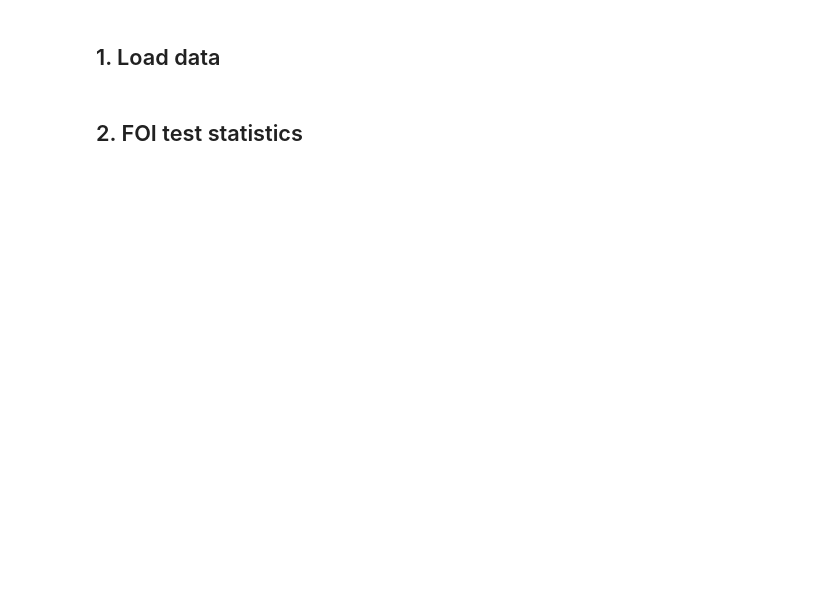
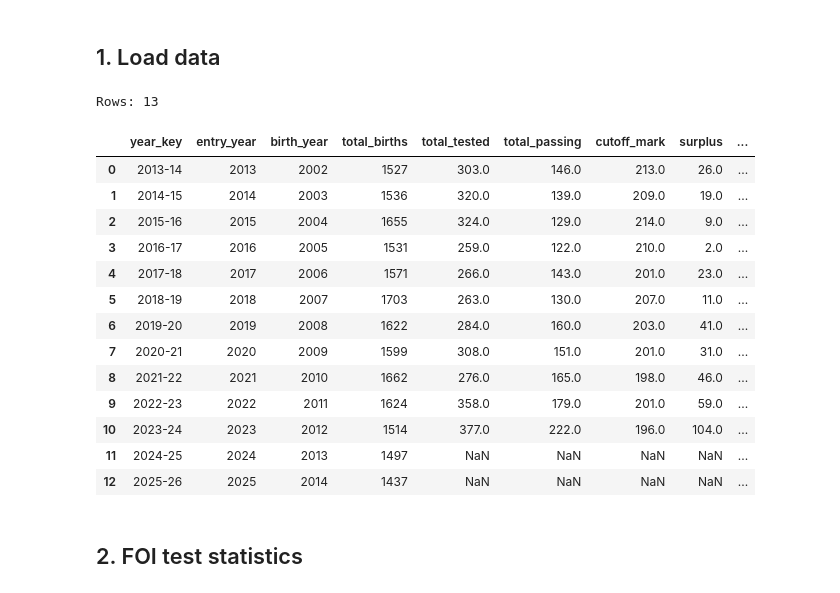
Before and after one commit to Kali89/ripon-admissions, a Jupyter notebook: notebooks/01_eda_and_model.ipynb, the cells around one changed output. Drawn from its saved outputs; the diff is of its cells as text; code cells hidden in the pictures; blank space fills up the shorter version.

```diff
--- a/notebooks/01_eda_and_model.ipynb
+++ b/notebooks/01_eda_and_model.ipynb
@@ -76,28 +79,46 @@ USER_DISTANCE = 10.34  # user's straight-line distance to RGS (miles)
 # %% [markdown]
 ## 1. Load data
 # %%
-# ── Admissions + births ───────────────────────────────────────────────────────
-df = pd.read_csv('../data/processed/rgs_with_births.csv')
+# ── Admissions + births + FOI catchment split (CN29389) ──────────────────────
+df = pd.read_csv('../data/processed/rgs_full.csv')
 df.loc[df['entry_year'] == 2013, 'applications'] = np.nan  # unreliable in source
 
 # ── FOI test statistics (RGS, Jan 2024) ──────────────────────────────────────
 foi = pd.DataFrame({
     'entry_year':    list(range(2013, 2024)),
     'total_tested':  [303,320,324,259,266,263,284,308,276,358,377],
     'cutoff_mark':   [213,209,214,210,201,207,203,201,198,201,196],
     'total_passing': [146,139,129,122,143,130,160,151,165,179,222],
     'foi_intake':    [120,120,120,120,120,119,119,120,119,120,118],
 })
 foi['surplus']   = foi['total_passing'] - foi['foi_intake']
 foi['pass_rate'] = foi['total_passing'] / foi['total_tested']
 
 # ── Merge everything ──────────────────────────────────────────────────────────
 df = df.merge(foi, on='entry_year', how='left')
 
 print(f'Rows: {len(df)}')
 df[['year_key','entry_year','birth_year','total_births',
     'total_tested','total_passing','cutoff_mark','surplus','pass_rate',
-    'applications','day_distance_miles']]
+    'applications','day_distance_miles',
+    'apps_in_catchment','apps_out_catchment',
+    'offers_in_catchment','offers_out_catchment','offers_distance_crit']]
+# %% [output]
+Rows: 13
+|  | year_key | entry_year | birth_year | total_births | total_tested | total_passing | cutoff_mark | surplus | ... |
+| 0 | 2013-14 | 2013 | 2002 | 1527 | 303.0 | 146.0 | 213.0 | 26.0 | ... |
+| 1 | 2014-15 | 2014 | 2003 | 1536 | 320.0 | 139.0 | 209.0 | 19.0 | ... |
+| 2 | 2015-16 | 2015 | 2004 | 1655 | 324.0 | 129.0 | 214.0 | 9.0 | ... |
+| 3 | 2016-17 | 2016 | 2005 | 1531 | 259.0 | 122.0 | 210.0 | 2.0 | ... |
+| 4 | 2017-18 | 2017 | 2006 | 1571 | 266.0 | 143.0 | 201.0 | 23.0 | ... |
+| 5 | 2018-19 | 2018 | 2007 | 1703 | 263.0 | 130.0 | 207.0 | 11.0 | ... |
+| 6 | 2019-20 | 2019 | 2008 | 1622 | 284.0 | 160.0 | 203.0 | 41.0 | ... |
+| 7 | 2020-21 | 2020 | 2009 | 1599 | 308.0 | 151.0 | 201.0 | 31.0 | ... |
+| 8 | 2021-22 | 2021 | 2010 | 1662 | 276.0 | 165.0 | 198.0 | 46.0 | ... |
+| 9 | 2022-23 | 2022 | 2011 | 1624 | 358.0 | 179.0 | 201.0 | 59.0 | ... |
+| 10 | 2023-24 | 2023 | 2012 | 1514 | 377.0 | 222.0 | 196.0 | 104.0 | ... |
+| 11 | 2024-25 | 2024 | 2013 | 1497 | NaN | NaN | NaN | NaN | ... |
+| 12 | 2025-26 | 2025 | 2014 | 1437 | NaN | NaN | NaN | NaN | ... |
 # %% [markdown]
 ## 2. FOI test statistics
 # %%
```
Also changed, not shown: parts of 18 cells of this notebook, 12 other files.
